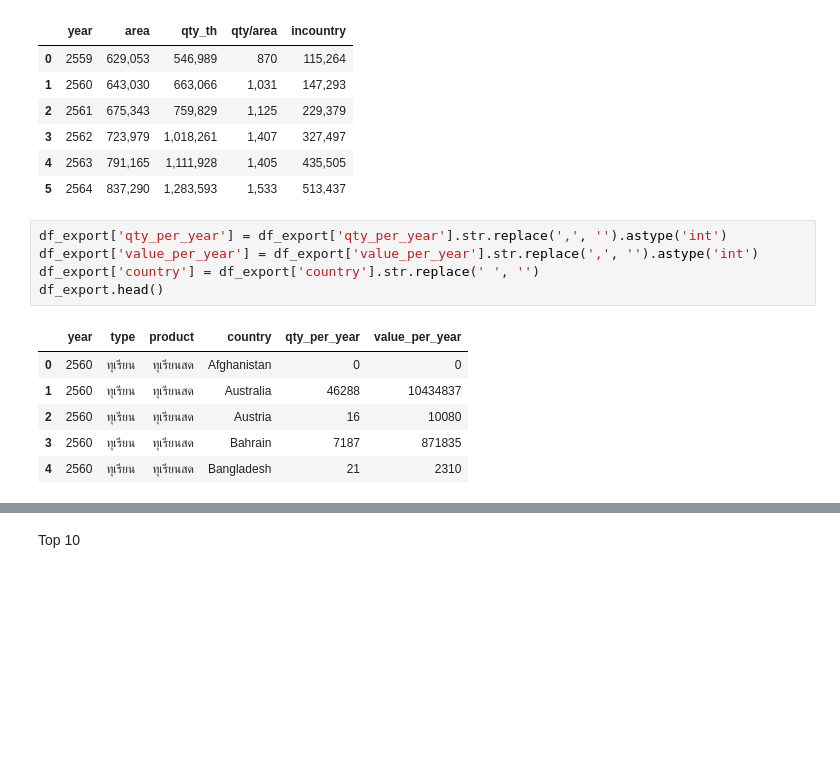
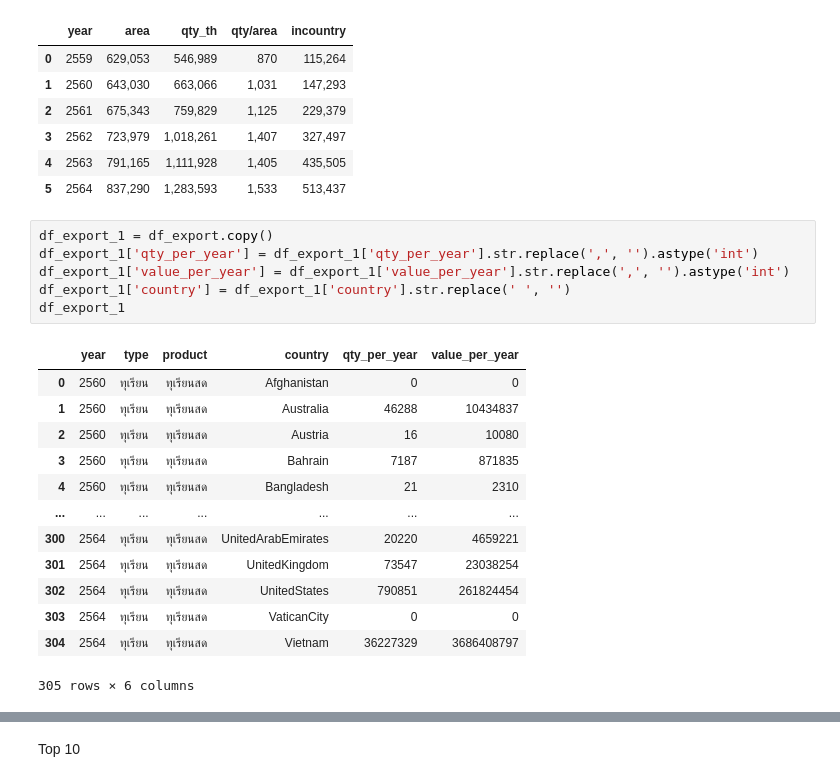
Before and after one commit to IsDaBaeS/DSI314-Project, a Jupyter notebook: multiple_linear_regression.ipynb, the cells around one changed output, grey strips where cells are left out. Saved outputs shown, nothing was run; the diff lists cells and outputs as text; blank space fills up the shorter version.

```diff
--- a/multiple_linear_regression.ipynb
+++ b/multiple_linear_regression.ipynb
@@ -54,14 +70,22 @@ df_th
 | 4 | 2563 | 791,165 | 1,111,928 | 1,405 | 435,505 |
 | 5 | 2564 | 837,290 | 1,283,593 | 1,533 | 513,437 |
 # %%
-df_export['qty_per_year'] = df_export['qty_per_year'].str.replace(',', '').astype('int')
-df_export['value_per_year'] = df_export['value_per_year'].str.replace(',', '').astype('int')
-df_export['country'] = df_export['country'].str.replace(' ', '')
-df_export.head()
+df_export_1 = df_export.copy()
+df_export_1['qty_per_year'] = df_export_1['qty_per_year'].str.replace(',', '').astype('int')
+df_export_1['value_per_year'] = df_export_1['value_per_year'].str.replace(',', '').astype('int')
+df_export_1['country'] = df_export_1['country'].str.replace(' ', '')
+df_export_1
 # %% [output]
 |  | year | type | product | country | qty_per_year | value_per_year |
 | 0 | 2560 | ทุเรียน | ทุเรียนสด | Afghanistan | 0 | 0 |
 | 1 | 2560 | ทุเรียน | ทุเรียนสด | Australia | 46288 | 10434837 |
 | 2 | 2560 | ทุเรียน | ทุเรียนสด | Austria | 16 | 10080 |
 | 3 | 2560 | ทุเรียน | ทุเรียนสด | Bahrain | 7187 | 871835 |
 | 4 | 2560 | ทุเรียน | ทุเรียนสด | Bangladesh | 21 | 2310 |
+| ... | ... | ... | ... | ... | ... | ... |
+| 300 | 2564 | ทุเรียน | ทุเรียนสด | UnitedArabEmirates | 20220 | 4659221 |
+| 301 | 2564 | ทุเรียน | ทุเรียนสด | UnitedKingdom | 73547 | 23038254 |
+| 302 | 2564 | ทุเรียน | ทุเรียนสด | UnitedStates | 790851 | 261824454 |
+| 303 | 2564 | ทุเรียน | ทุเรียนสด | VaticanCity | 0 | 0 |
+| 304 | 2564 | ทุเรียน | ทุเรียนสด | Vietnam | 36227329 | 3686408797 |
+305 rows × 6 columns
```
Also changed, not shown: parts of 18 cells of this notebook.
